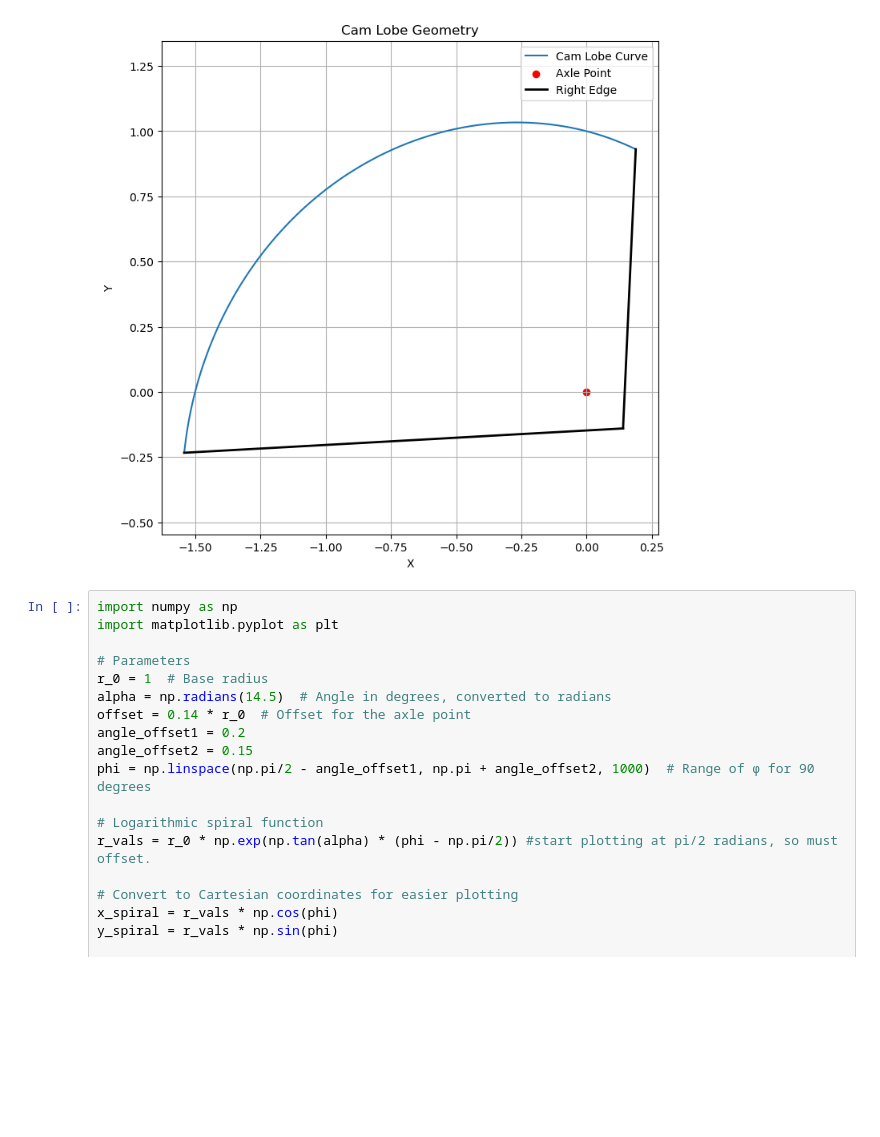
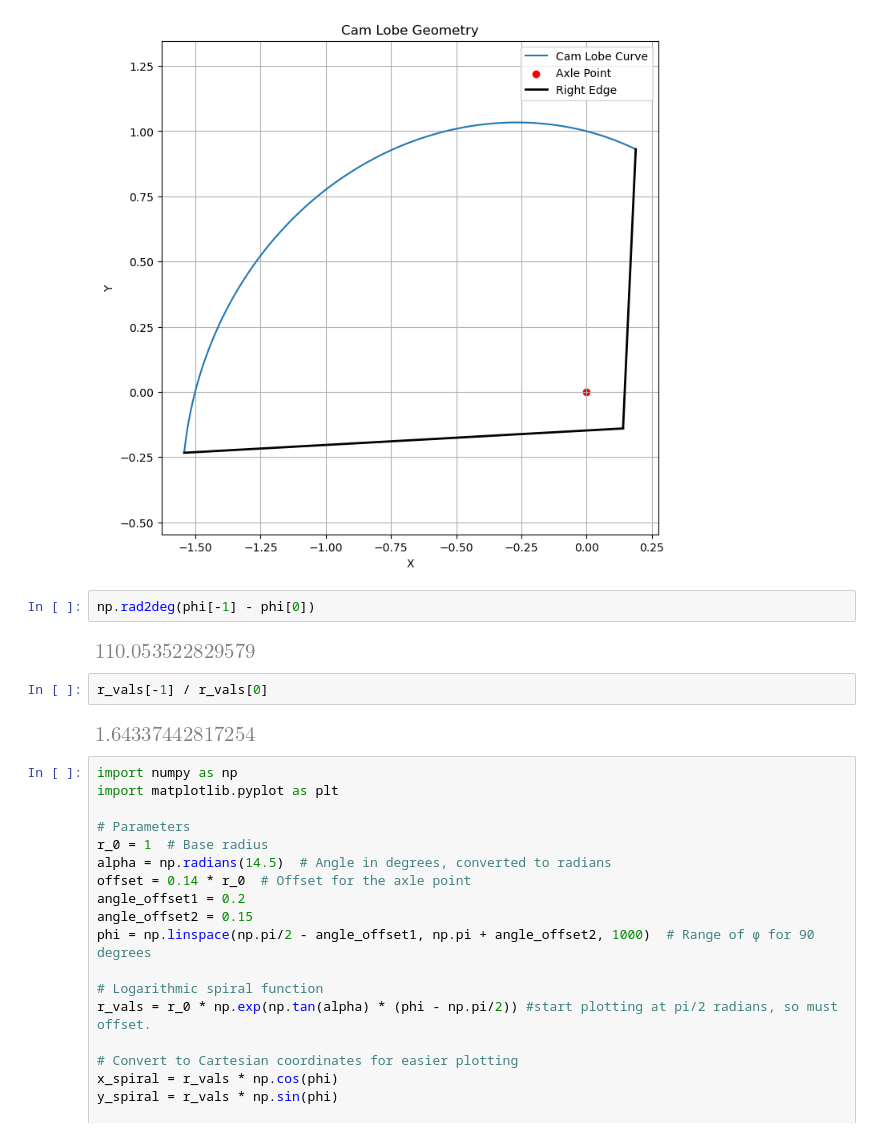
Before and after one commit to aaronksolomon/Cam-Forces, a Jupyter notebook: sandbox/logrithmic_spiral.ipynb, the cells around one changed output. Saved outputs shown, nothing was run; the diff lists cells and outputs as text; blank space fills up the shorter version.

```diff
--- a/sandbox/logrithmic_spiral.ipynb
+++ b/sandbox/logrithmic_spiral.ipynb
@@ -74,6 +74,14 @@ plt.legend()
 plt.show()
 # %% [output]
 [figure]
+# %%
+np.rad2deg(phi[-1] - phi[0])
+# %% [output]
+[figure, added]
+# %%
+r_vals[-1] / r_vals[0]
+# %% [output]
+[figure, added]
 # %%
 import numpy as np
 import matplotlib.pyplot as plt
```
Also changed, not shown: parts of 6 cells of this notebook, 4 other files.
